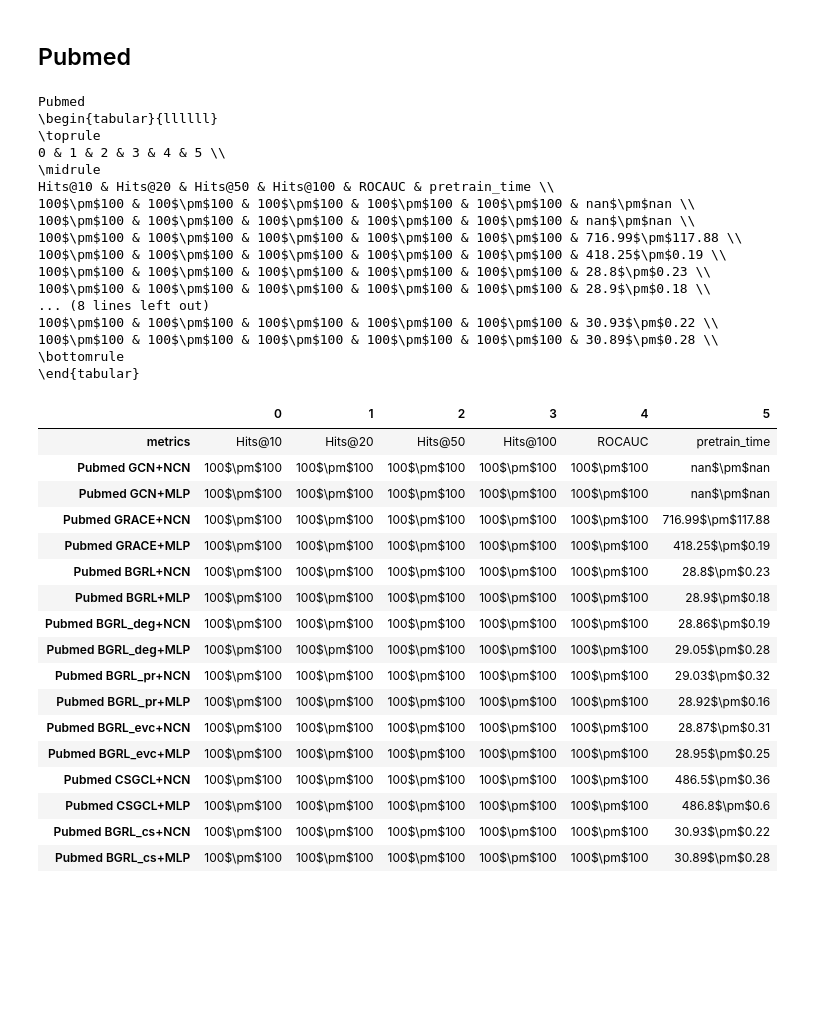
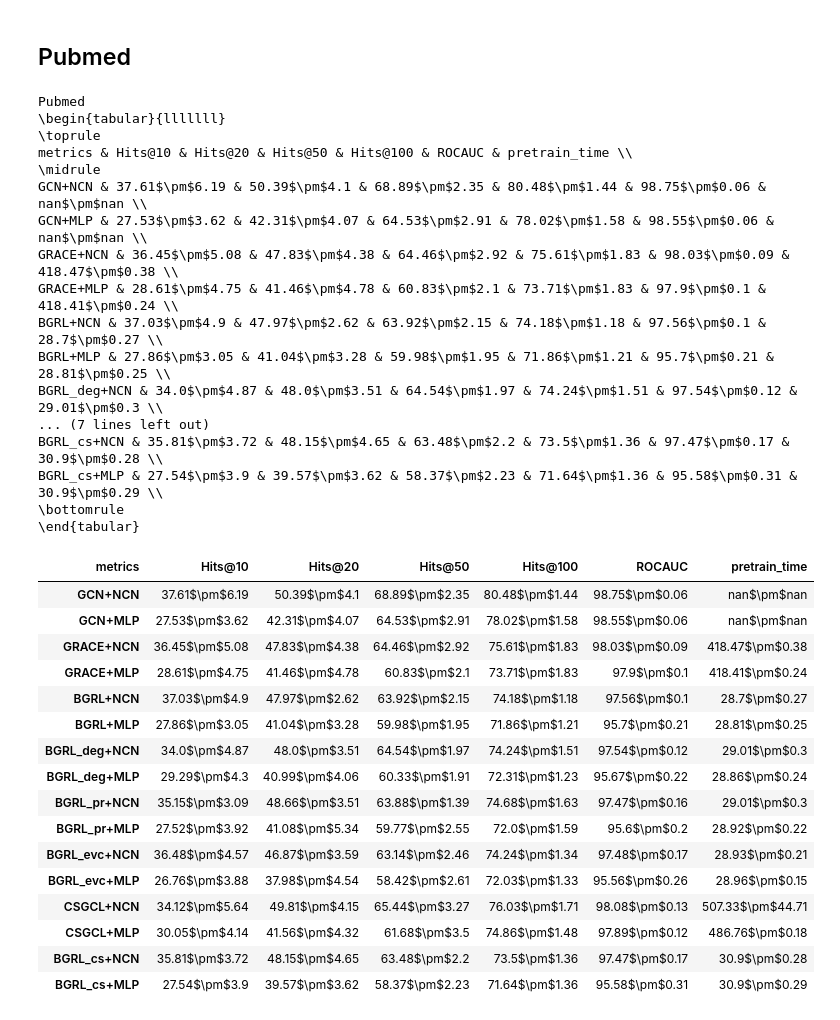
Before and after one commit to valentincuzin/GCL-Link-Prediction, a Jupyter notebook: Comparative_Study/Analysis.ipynb, the cells around one changed output. Cells and saved outputs as stored; diff of their text form; code cells hidden in the pictures; blank space fills up the shorter version.

```diff
--- a/Comparative_Study/Analysis.ipynb
+++ b/Comparative_Study/Analysis.ipynb
@@ -234,44 +251,46 @@ BGRL_cs+MLP & 66.71$\pm$2.26 & 71.66$\pm$1.59 & 77.76$\pm$1.93 & 82.58$\pm$2.06
 ## Pubmed
 # %%
 data3 = pd.read_csv('./Pubmed_res.csv', sep=';').T
+data3.columns = data3.loc['metrics']
+data3.drop(index='metrics', inplace=True)
+data3.index = data3.index.str.replace('Pubmed ', '', regex=False)
 print('Pubmed')
 print(data3.to_latex(
-        index=False, formatters={"name": str.upper}, float_format="{:.1f}".format
+        index=True, formatters={"name": str.upper}, float_format="{:.1f}".format
     ))
 data3
 # %% [output]
 Pubmed
-\begin{tabular}{llllll}
+\begin{tabular}{lllllll}
 \toprule
-0 & 1 & 2 & 3 & 4 & 5 \\
+metrics & Hits@10 & Hits@20 & Hits@50 & Hits@100 & ROCAUC & pretrain_time \\
 \midrule
-Hits@10 & Hits@20 & Hits@50 & Hits@100 & ROCAUC & pretrain_time \\
-100$\pm$100 & 100$\pm$100 & 100$\pm$100 & 100$\pm$100 & 100$\pm$100 & nan$\pm$nan \\
-100$\pm$100 & 100$\pm$100 & 100$\pm$100 & 100$\pm$100 & 100$\pm$100 & nan$\pm$nan \\
-100$\pm$100 & 100$\pm$100 & 100$\pm$100 & 100$\pm$100 & 100$\pm$100 & 716.99$\pm$117.88 \\
-100$\pm$100 & 100$\pm$100 & 100$\pm$100 & 100$\pm$100 & 100$\pm$100 & 418.25$\pm$0.19 \\
-100$\pm$100 & 100$\pm$100 & 100$\pm$100 & 100$\pm$100 & 100$\pm$100 & 28.8$\pm$0.23 \\
-100$\pm$100 & 100$\pm$100 & 100$\pm$100 & 100$\pm$100 & 100$\pm$100 & 28.9$\pm$0.18 \\
-... (8 lines left out)
-100$\pm$100 & 100$\pm$100 & 100$\pm$100 & 100$\pm$100 & 100$\pm$100 & 30.93$\pm$0.22 \\
-100$\pm$100 & 100$\pm$100 & 100$\pm$100 & 100$\pm$100 & 100$\pm$100 & 30.89$\pm$0.28 \\
+GCN+NCN & 37.61$\pm$6.19 & 50.39$\pm$4.1 & 68.89$\pm$2.35 & 80.48$\pm$1.44 & 98.75$\pm$0.06 & nan$\pm$nan \\
+GCN+MLP & 27.53$\pm$3.62 & 42.31$\pm$4.07 & 64.53$\pm$2.91 & 78.02$\pm$1.58 & 98.55$\pm$0.06 & nan$\pm$nan \\
+GRACE+NCN & 36.45$\pm$5.08 & 47.83$\pm$4.38 & 64.46$\pm$2.92 & 75.61$\pm$1.83 & 98.03$\pm$0.09 & 418.47$\pm$0.38 \\
+GRACE+MLP & 28.61$\pm$4.75 & 41.46$\pm$4.78 & 60.83$\pm$2.1 & 73.71$\pm$1.83 & 97.9$\pm$0.1 & 418.41$\pm$0.24 \\
+BGRL+NCN & 37.03$\pm$4.9 & 47.97$\pm$2.62 & 63.92$\pm$2.15 & 74.18$\pm$1.18 & 97.56$\pm$0.1 & 28.7$\pm$0.27 \\
+BGRL+MLP & 27.86$\pm$3.05 & 41.04$\pm$3.28 & 59.98$\pm$1.95 & 71.86$\pm$1.21 & 95.7$\pm$0.21 & 28.81$\pm$0.25 \\
+BGRL_deg+NCN & 34.0$\pm$4.87 & 48.0$\pm$3.51 & 64.54$\pm$1.97 & 74.24$\pm$1.51 & 97.54$\pm$0.12 & 29.01$\pm$0.3 \\
+... (7 lines left out)
+BGRL_cs+NCN & 35.81$\pm$3.72 & 48.15$\pm$4.65 & 63.48$\pm$2.2 & 73.5$\pm$1.36 & 97.47$\pm$0.17 & 30.9$\pm$0.28 \\
+BGRL_cs+MLP & 27.54$\pm$3.9 & 39.57$\pm$3.62 & 58.37$\pm$2.23 & 71.64$\pm$1.36 & 95.58$\pm$0.31 & 30.9$\pm$0.29 \\
 \bottomrule
 \end{tabular}
-|  | 0 | 1 | 2 | 3 | 4 | 5 |
 | metrics | Hits@10 | Hits@20 | Hits@50 | Hits@100 | ROCAUC | pretrain_time |
-| Pubmed GCN+NCN | 100$\pm$100 | 100$\pm$100 | 100$\pm$100 | 100$\pm$100 | 100$\pm$100 | nan$\pm$nan |
-| Pubmed GCN+MLP | 100$\pm$100 | 100$\pm$100 | 100$\pm$100 | 100$\pm$100 | 100$\pm$100 | nan$\pm$nan |
-| Pubmed GRACE+NCN | 100$\pm$100 | 100$\pm$100 | 100$\pm$100 | 100$\pm$100 | 100$\pm$100 | 716.99$\pm$117.88 |
-| Pubmed GRACE+MLP | 100$\pm$100 | 100$\pm$100 | 100$\pm$100 | 100$\pm$100 | 100$\pm$100 | 418.25$\pm$0.19 |
-| Pubmed BGRL+NCN | 100$\pm$100 | 100$\pm$100 | 100$\pm$100 | 100$\pm$100 | 100$\pm$100 | 28.8$\pm$0.23 |
-| Pubmed BGRL+MLP | 100$\pm$100 | 100$\pm$100 | 100$\pm$100 | 100$\pm$100 | 100$\pm$100 | 28.9$\pm$0.18 |
-| Pubmed BGRL_deg+NCN | 100$\pm$100 | 100$\pm$100 | 100$\pm$100 | 100$\pm$100 | 100$\pm$100 | 28.86$\pm$0.19 |
-| Pubmed BGRL_deg+MLP | 100$\pm$100 | 100$\pm$100 | 100$\pm$100 | 100$\pm$100 | 100$\pm$100 | 29.05$\pm$0.28 |
-| Pubmed BGRL_pr+NCN | 100$\pm$100 | 100$\pm$100 | 100$\pm$100 | 100$\pm$100 | 100$\pm$100 | 29.03$\pm$0.32 |
-| Pubmed BGRL_pr+MLP | 100$\pm$100 | 100$\pm$100 | 100$\pm$100 | 100$\pm$100 | 100$\pm$100 | 28.92$\pm$0.16 |
-| Pubmed BGRL_evc+NCN | 100$\pm$100 | 100$\pm$100 | 100$\pm$100 | 100$\pm$100 | 100$\pm$100 | 28.87$\pm$0.31 |
-| Pubmed BGRL_evc+MLP | 100$\pm$100 | 100$\pm$100 | 100$\pm$100 | 100$\pm$100 | 100$\pm$100 | 28.95$\pm$0.25 |
-| Pubmed CSGCL+NCN | 100$\pm$100 | 100$\pm$100 | 100$\pm$100 | 100$\pm$100 | 100$\pm$100 | 486.5$\pm$0.36 |
-| Pubmed CSGCL+MLP | 100$\pm$100 | 100$\pm$100 | 100$\pm$100 | 100$\pm$100 | 100$\pm$100 | 486.8$\pm$0.6 |
-| Pubmed BGRL_cs+NCN | 100$\pm$100 | 100$\pm$100 | 100$\pm$100 | 100$\pm$100 | 100$\pm$100 | 30.93$\pm$0.22 |
-| Pubmed BGRL_cs+MLP | 100$\pm$100 | 100$\pm$100 | 100$\pm$100 | 100$\pm$100 | 100$\pm$100 | 30.89$\pm$0.28 |
+| GCN+NCN | 37.61$\pm$6.19 | 50.39$\pm$4.1 | 68.89$\pm$2.35 | 80.48$\pm$1.44 | 98.75$\pm$0.06 | nan$\pm$nan |
+| GCN+MLP | 27.53$\pm$3.62 | 42.31$\pm$4.07 | 64.53$\pm$2.91 | 78.02$\pm$1.58 | 98.55$\pm$0.06 | nan$\pm$nan |
+| GRACE+NCN | 36.45$\pm$5.08 | 47.83$\pm$4.38 | 64.46$\pm$2.92 | 75.61$\pm$1.83 | 98.03$\pm$0.09 | 418.47$\pm$0.38 |
+| GRACE+MLP | 28.61$\pm$4.75 | 41.46$\pm$4.78 | 60.83$\pm$2.1 | 73.71$\pm$1.83 | 97.9$\pm$0.1 | 418.41$\pm$0.24 |
+| BGRL+NCN | 37.03$\pm$4.9 | 47.97$\pm$2.62 | 63.92$\pm$2.15 | 74.18$\pm$1.18 | 97.56$\pm$0.1 | 28.7$\pm$0.27 |
+| BGRL+MLP | 27.86$\pm$3.05 | 41.04$\pm$3.28 | 59.98$\pm$1.95 | 71.86$\pm$1.21 | 95.7$\pm$0.21 | 28.81$\pm$0.25 |
+| BGRL_deg+NCN | 34.0$\pm$4.87 | 48.0$\pm$3.51 | 64.54$\pm$1.97 | 74.24$\pm$1.51 | 97.54$\pm$0.12 | 29.01$\pm$0.3 |
+| BGRL_deg+MLP | 29.29$\pm$4.3 | 40.99$\pm$4.06 | 60.33$\pm$1.91 | 72.31$\pm$1.23 | 95.67$\pm$0.22 | 28.86$\pm$0.24 |
+| BGRL_pr+NCN | 35.15$\pm$3.09 | 48.66$\pm$3.51 | 63.88$\pm$1.39 | 74.68$\pm$1.63 | 97.47$\pm$0.16 | 29.01$\pm$0.3 |
+| BGRL_pr+MLP | 27.52$\pm$3.92 | 41.08$\pm$5.34 | 59.77$\pm$2.55 | 72.0$\pm$1.59 | 95.6$\pm$0.2 | 28.92$\pm$0.22 |
+| BGRL_evc+NCN | 36.48$\pm$4.57 | 46.87$\pm$3.59 | 63.14$\pm$2.46 | 74.24$\pm$1.34 | 97.48$\pm$0.17 | 28.93$\pm$0.21 |
+| BGRL_evc+MLP | 26.76$\pm$3.88 | 37.98$\pm$4.54 | 58.42$\pm$2.61 | 72.03$\pm$1.33 | 95.56$\pm$0.26 | 28.96$\pm$0.15 |
+| CSGCL+NCN | 34.12$\pm$5.64 | 49.81$\pm$4.15 | 65.44$\pm$3.27 | 76.03$\pm$1.71 | 98.08$\pm$0.13 | 507.33$\pm$44.71 |
+| CSGCL+MLP | 30.05$\pm$4.14 | 41.56$\pm$4.32 | 61.68$\pm$3.5 | 74.86$\pm$1.48 | 97.89$\pm$0.12 | 486.76$\pm$0.18 |
+| BGRL_cs+NCN | 35.81$\pm$3.72 | 48.15$\pm$4.65 | 63.48$\pm$2.2 | 73.5$\pm$1.36 | 97.47$\pm$0.17 | 30.9$\pm$0.28 |
+| BGRL_cs+MLP | 27.54$\pm$3.9 | 39.57$\pm$3.62 | 58.37$\pm$2.23 | 71.64$\pm$1.36 | 95.58$\pm$0.31 | 30.9$\pm$0.29 |
```
Also changed, not shown: parts of 5 cells of this notebook, 12 other files.
